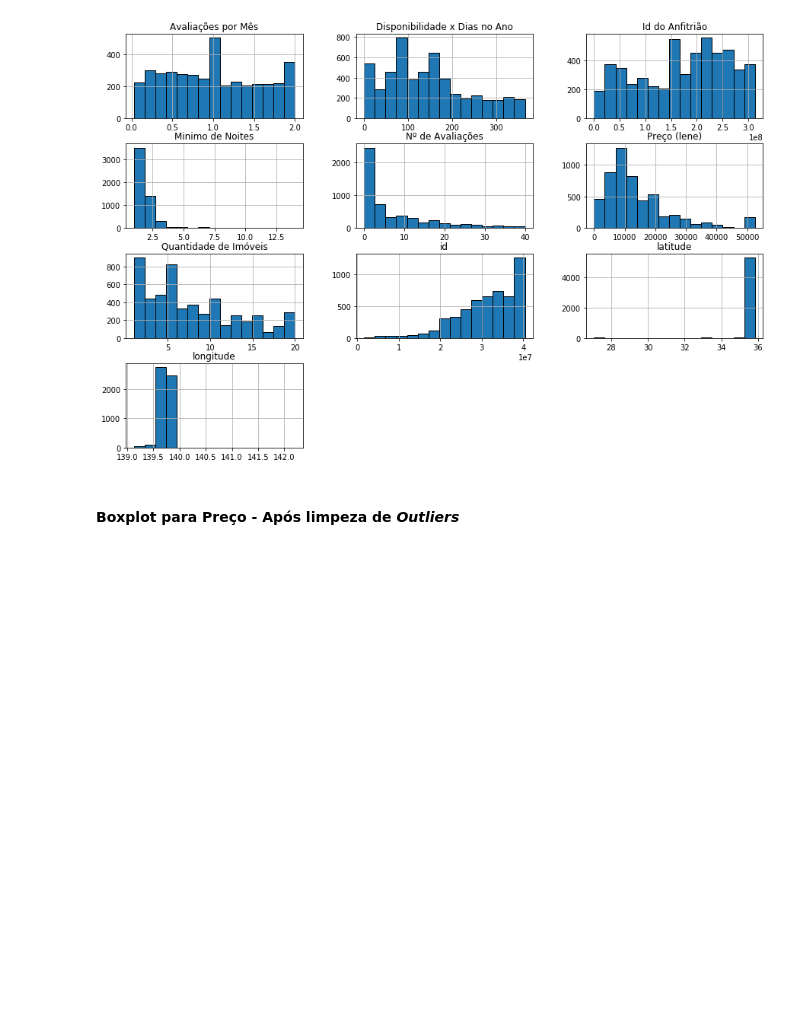
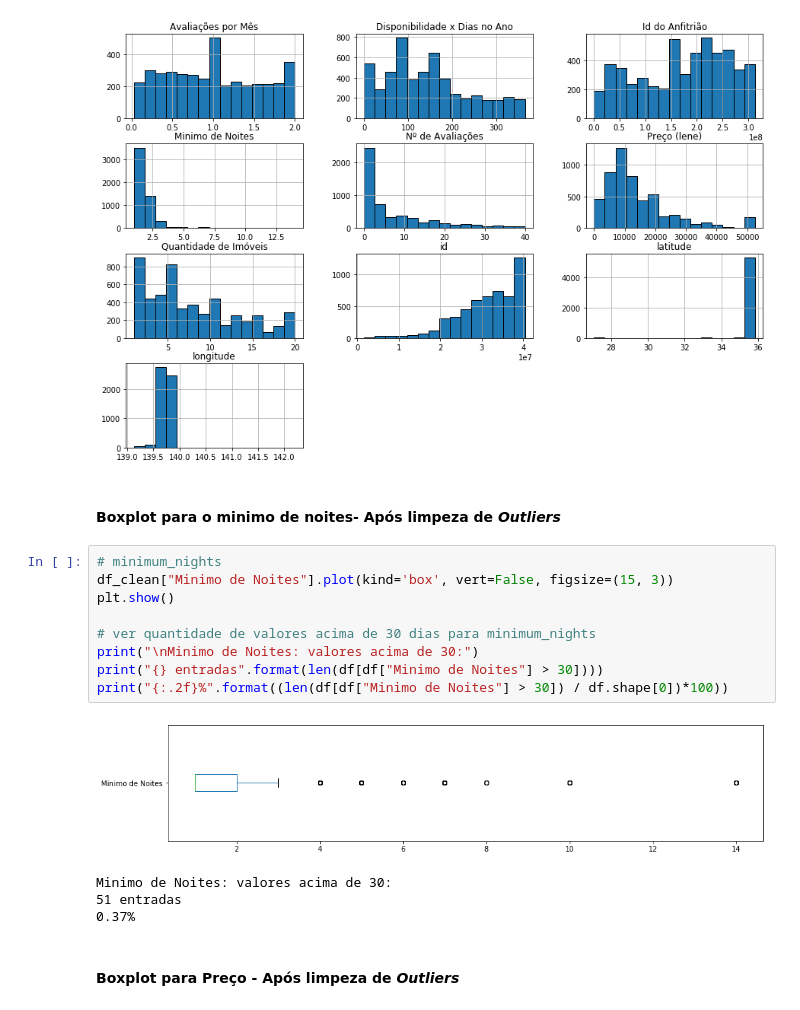
Before and after one commit to eliasfeitoza/Curso-Data-Science-na-Pratica, a Jupyter notebook: [TEMPLATE]_Analisando_os_Dados_do_Airbnb.ipynb, the cells around one changed output. Saved outputs shown, nothing was run; the diff lists cells and outputs as text; blank space fills up the shorter version.

```diff
--- a/[TEMPLATE]_Analisando_os_Dados_do_Airbnb.ipynb
+++ b/[TEMPLATE]_Analisando_os_Dados_do_Airbnb.ipynb
@@ -298,6 +298,22 @@ df_clean.drop(df_clean[df_clean["Quantidade de Imóveis"] > 20].index, axis=0, i
 df_clean.hist(bins=15,edgecolor='black', figsize=(15,10));
 # %% [output]
 [figure]
+# %% [markdown]
+#### Boxplot para o minimo de noites- Após limpeza de <i>Outliers</i>
+# %%
+# minimum_nights
+df_clean["Minimo de Noites"].plot(kind='box', vert=False, figsize=(15, 3))
+plt.show()
+
+# ver quantidade de valores acima de 30 dias para minimum_nights
+print("\nMinimo de Noites: valores acima de 30:")
+print("{} entradas".format(len(df[df["Minimo de Noites"] > 30])))
+print("{:.2f}%".format((len(df[df["Minimo de Noites"] > 30]) / df.shape[0])*100))
+# %% [output]
+[figure, added]
+Minimo de Noites: valores acima de 30:
+51 entradas
+0.37%
 # %% [markdown]
 #### Boxplot para Preço - Após limpeza de <i>Outliers</i>
 # %%
```
